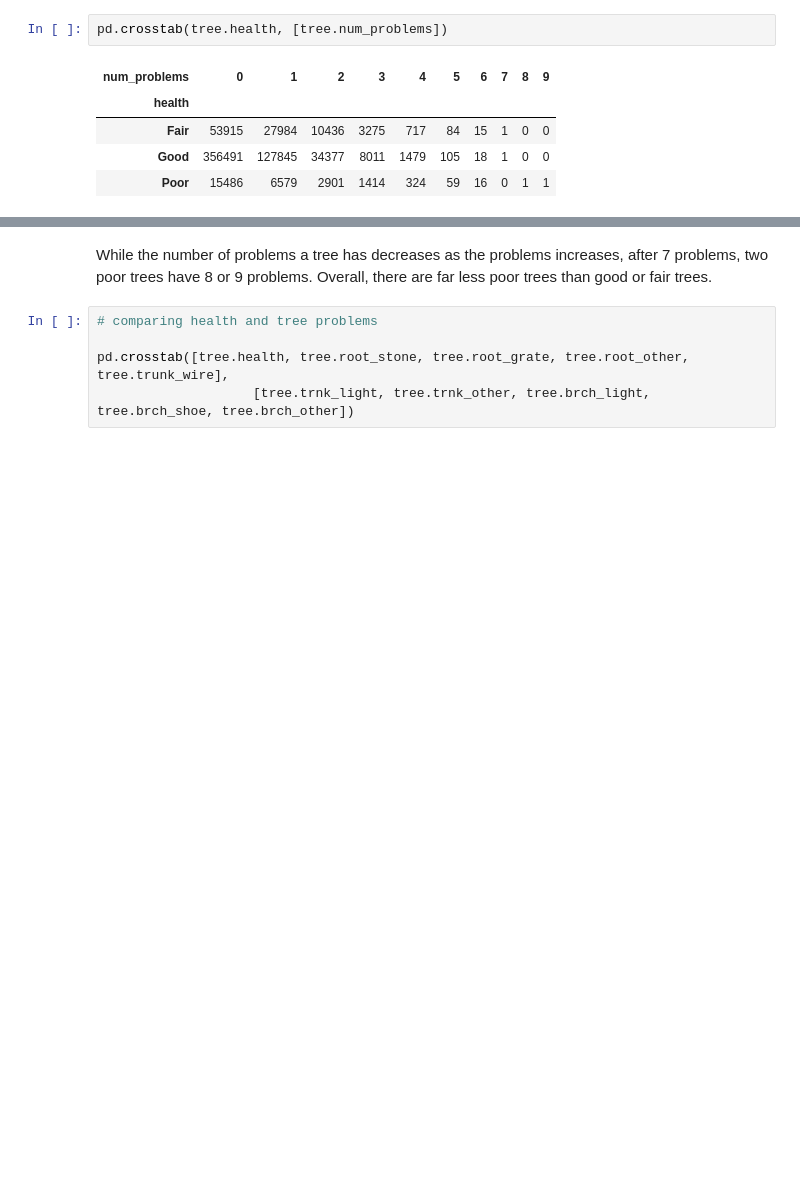
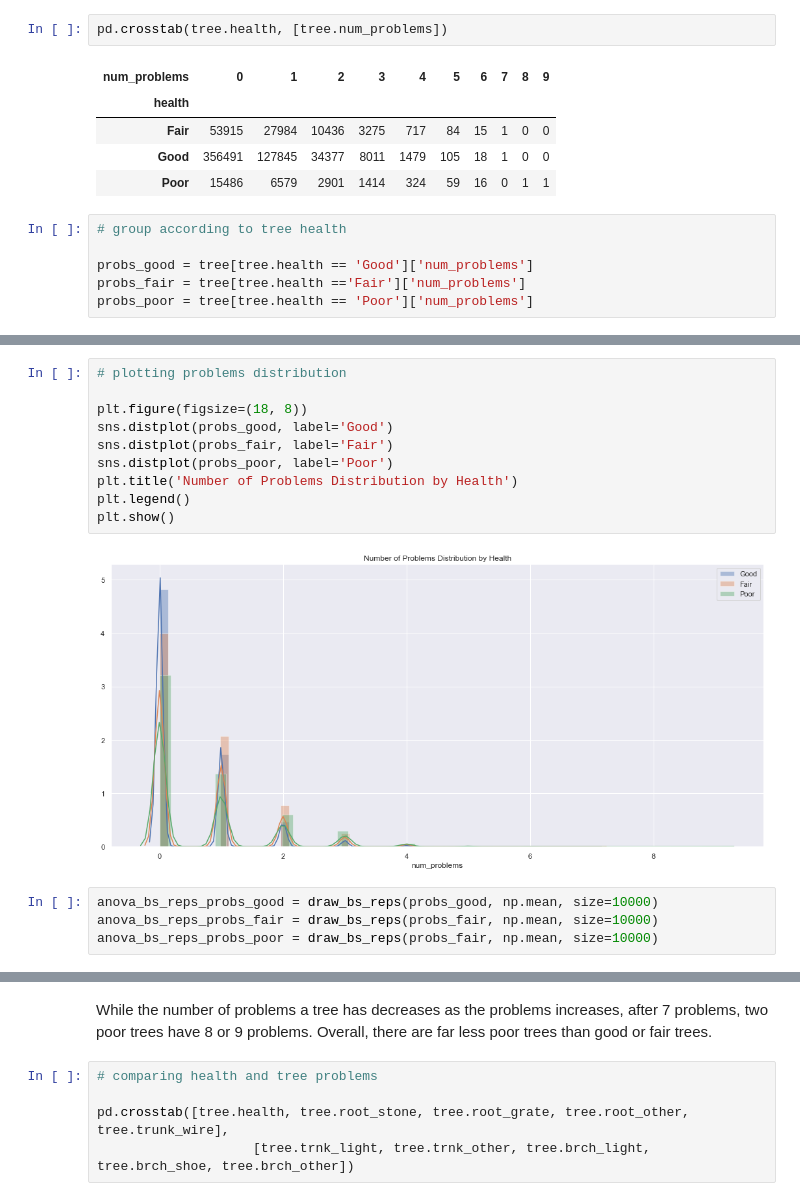
Before and after one commit to annasophiat/tree-health-census, a Jupyter notebook: tree_census_statistical_analysis.ipynb, the cells around one changed output, grey strips where cells are left out. Saved outputs shown, nothing was run; the diff lists cells and outputs as text; blank space fills up the shorter version.

```diff
--- a/tree_census_statistical_analysis.ipynb
+++ b/tree_census_statistical_analysis.ipynb
@@ -516,3 +513,9 @@ pd.crosstab(tree.health, [tree.num_problems])
 | Fair | 53915 | 27984 | 10436 | 3275 | 717 | 84 | 15 | 1 | 0 | 0 |
 | Good | 356491 | 127845 | 34377 | 8011 | 1479 | 105 | 18 | 1 | 0 | 0 |
 | Poor | 15486 | 6579 | 2901 | 1414 | 324 | 59 | 16 | 0 | 1 | 1 |
+# %%
+# group according to tree health
+
+probs_good = tree[tree.health == 'Good']['num_problems']
+probs_fair = tree[tree.health =='Fair']['num_problems']
+probs_poor = tree[tree.health == 'Poor']['num_problems']
@@ -518,0 +549,16 @@ pd.crosstab(tree.health, [tree.num_problems])
+# %%
+# plotting problems distribution
+
+plt.figure(figsize=(18, 8))
+sns.distplot(probs_good, label='Good')
+sns.distplot(probs_fair, label='Fair')
+sns.distplot(probs_poor, label='Poor')
+plt.title('Number of Problems Distribution by Health')
+plt.legend()
+plt.show()
+# %% [output]
+[figure, added]
+# %%
+anova_bs_reps_probs_good = draw_bs_reps(probs_good, np.mean, size=10000)
+anova_bs_reps_probs_fair = draw_bs_reps(probs_fair, np.mean, size=10000)
+anova_bs_reps_probs_poor = draw_bs_reps(probs_fair, np.mean, size=10000)
```
Also changed, not shown: parts of 10 cells of this notebook.
